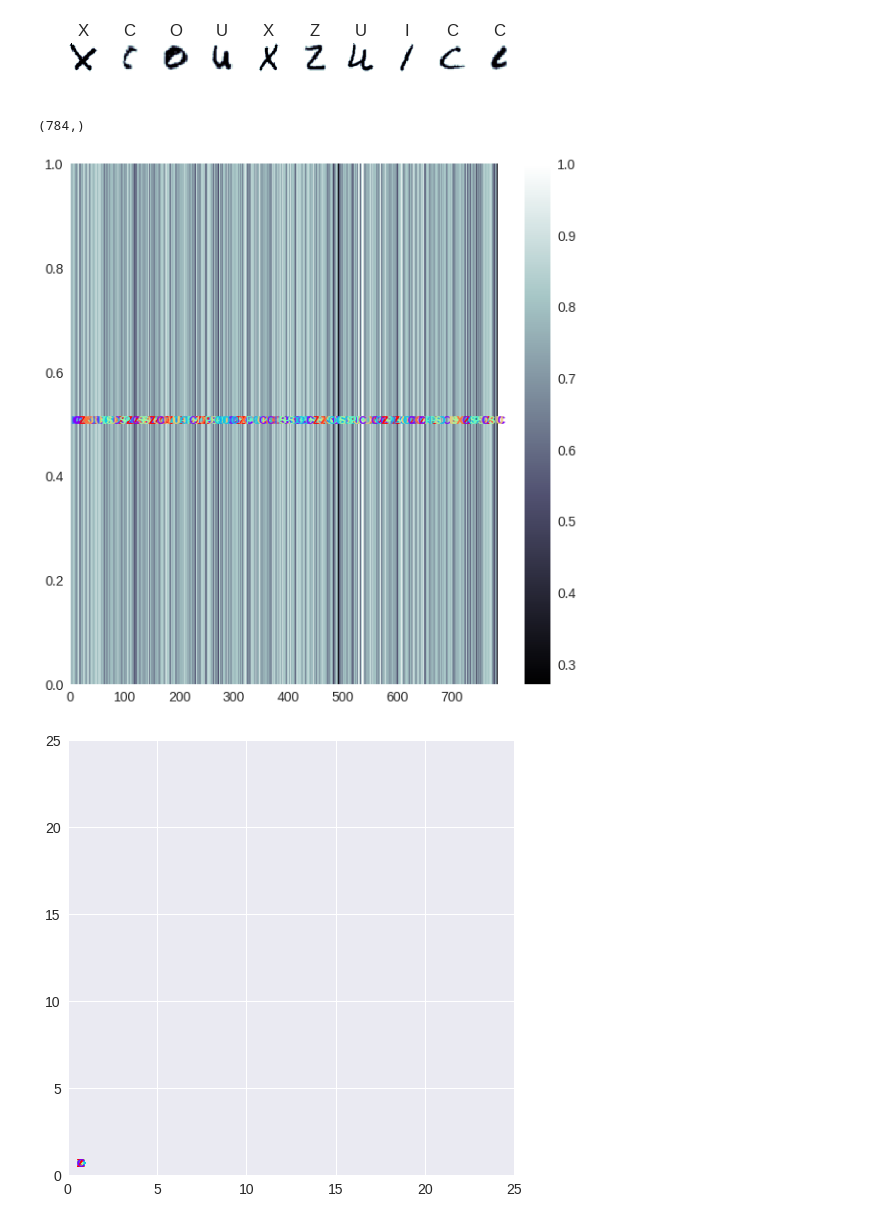
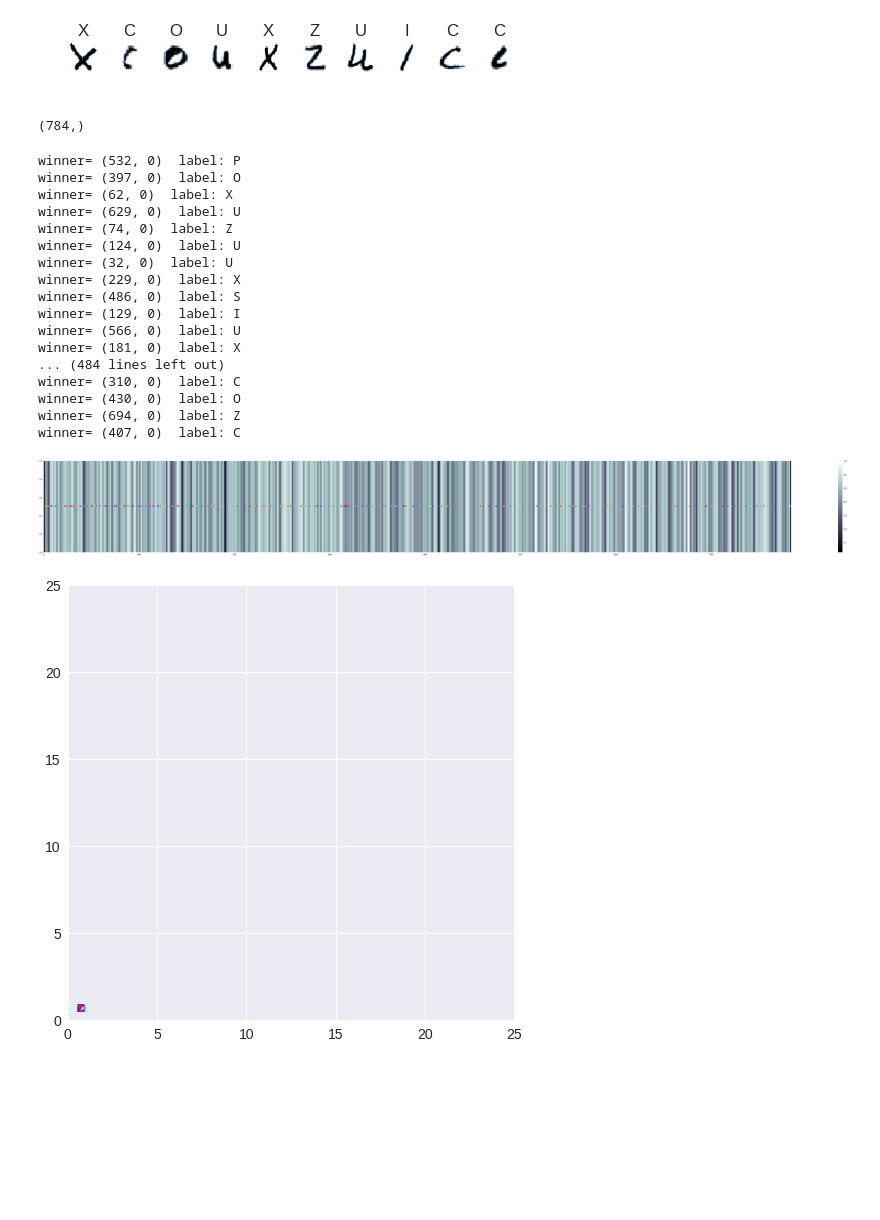
Before and after one commit to puraminy/mini_proj3, a Jupyter notebook: SOM.ipynb, the cells around one changed output. Saved outputs shown, nothing was run; the diff lists cells and outputs as text; code cells hidden in the pictures; blank space fills up the shorter version.

```diff
--- a/SOM.ipynb
+++ b/SOM.ipynb
@@ -47,33 +47,50 @@ fatal: destination path 'SOM' already exists and is not an empty directory.
 # %%
 # This code added by Ahmad Pouramini
 
 print(alphabet[1].shape)
 
 from minisom import MiniSom
 
 som = MiniSom(x=784, y=1, input_len=28*28, sigma=1.0, learning_rate=1.0, neighborhood_function='triangle')  # initialization of 25x25 SOM
 som.random_weights_init(alphabet)  # initialize weights with random values
 som.train_random(alphabet, 300)
 
-plt.figure(figsize=(10, 10))
+plt.figure(figsize=(100, 10))
 
 from pylab import bone, pcolor, colorbar, plot, show
 bone()
 pcolor(som.distance_map().T)
 colorbar()
 
 for x, t in zip(alphabet, label):  # scatterplot
     w = som.winner(x)
-#     print("winner=", w)
+    print("winner=", w, " label:" , label2[t])
     plt. text(w[0]+.5,
               w[1]+.5,
               label2[t],
               color=plt.cm.rainbow(t / 7.),
               fontdict={'weight': 'bold',  'size': 11}
               )
 # %% [output]
 (784,)
+winner= (532, 0)  label: P
+winner= (397, 0)  label: O
+winner= (62, 0)  label: X
+winner= (629, 0)  label: U
+winner= (74, 0)  label: Z
+winner= (124, 0)  label: U
+winner= (32, 0)  label: U
+winner= (229, 0)  label: X
+winner= (486, 0)  label: S
+winner= (129, 0)  label: I
+winner= (566, 0)  label: U
+winner= (181, 0)  label: X
+... (484 lines left out)
+winner= (310, 0)  label: C
+winner= (430, 0)  label: O
+winner= (694, 0)  label: Z
+winner= (407, 0)  label: C
-[figure, old version]
+[figure, new version]
 # %%
 # SOM Training
 from minisom import MiniSom
```
